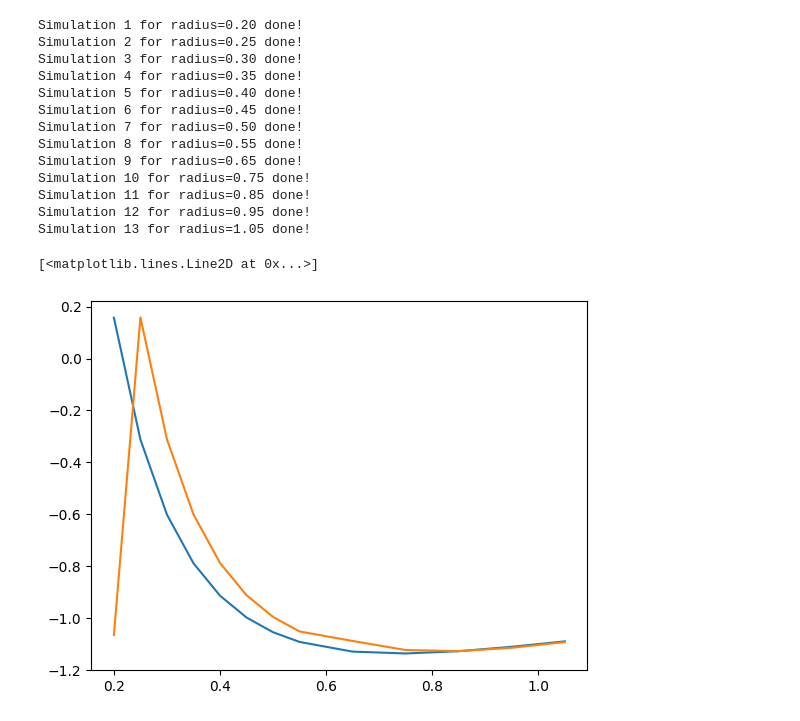
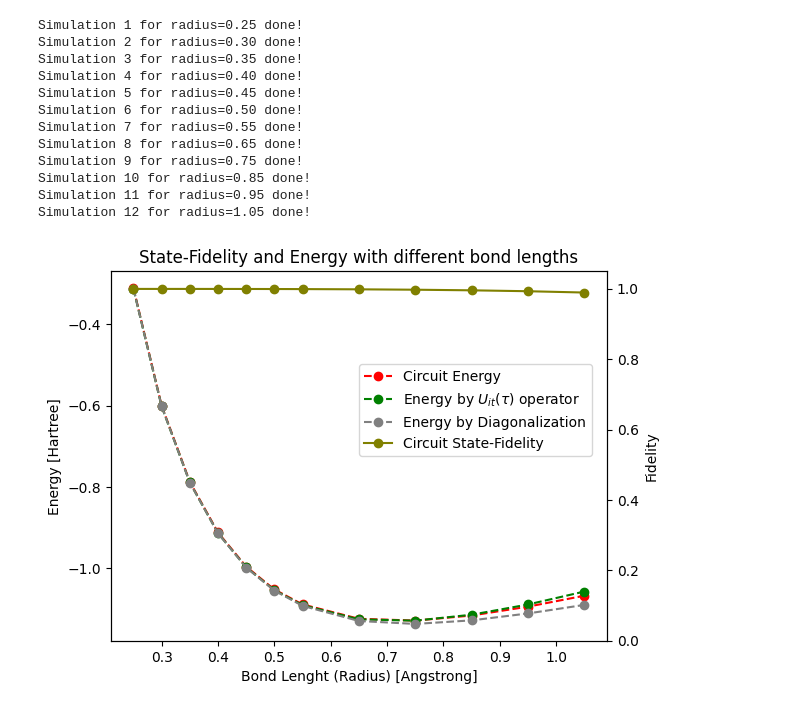
Before and after one commit to GiovanniZago/ImaginaryTimeEvolution, a Jupyter notebook: project/graph_makers/fig7.ipynb, the cells around one changed output. Drawn from its saved outputs; the diff is of its cells as text; code cells hidden in the pictures.

```diff
--- a/project/graph_makers/fig7.ipynb
+++ b/project/graph_makers/fig7.ipynb
@@ -3,44 +3,67 @@ import sys
 sys.path.append("..")
 from library import *
 # %%
-radii = np.array([0.2, 0.25, 0.30, 0.35, 0.40, 0.45, 0.50, 0.55, 0.65, 0.75, 0.85, 0.95, 1.05])
+radii = np.array([0.25, 0.30, 0.35, 0.40, 0.45, 0.50, 0.55, 0.65, 0.75, 0.85, 0.95, 1.05])
 
 M = 4
-tau = 3.5
+tau = 3
 psi0 = np.ones(4) * 0.5
 
-energies = np.zeros(shape=(len(radii), 2))
+energies = np.zeros(shape=(len(radii), 3))
+fids = np.zeros(len(radii))
 
 for i, radius in enumerate(radii):
     h2qc = H2QCircuit(m=M, tau=tau, trot_reps=10)
     h2qc.run_simulation(num_shots=1)
     qc_state = h2qc.final_state
     qc_state = normalize(qc_state[::2 ** (M * 2)])
+
+    ham = h2qc.get_hamilt_op(n=2, radius=radius).to_matrix()
     qc_energy = get_energy(qc_state, ham)
     energies[i, 1] = qc_energy
 
-    ham = h2qc.get_hamilt_op(n=2, radius=radius).to_matrix()
     gs_energy, gs_state = get_ground_eigh(ham)
     energies[i, 0] = gs_energy
 
+    ite_op = get_ite(ham, tau)
+    ite_state = normalize(ite_op @ psi0)
+    ite_energy = get_energy(ite_state, ham)
+    energies[i, 2] = ite_energy
+
+    fids[i] = get_fidelity(qc_state, gs_state)
+
     print(f"Simulation {i+1} for radius={radius:.2f} done!")
 # %% [output]
-Simulation 1 for radius=0.20 done!
-Simulation 2 for radius=0.25 done!
-Simulation 3 for radius=0.30 done!
-Simulation 4 for radius=0.35 done!
-Simulation 5 for radius=0.40 done!
-Simulation 6 for radius=0.45 done!
-Simulation 7 for radius=0.50 done!
-Simulation 8 for radius=0.55 done!
-Simulation 9 for radius=0.65 done!
-Simulation 10 for radius=0.75 done!
-Simulation 11 for radius=0.85 done!
-Simulation 12 for radius=0.95 done!
-Simulation 13 for radius=1.05 done!
+Simulation 1 for radius=0.25 done!
+Simulation 2 for radius=0.30 done!
+Simulation 3 for radius=0.35 done!
+Simulation 4 for radius=0.40 done!
+Simulation 5 for radius=0.45 done!
+Simulation 6 for radius=0.50 done!
+Simulation 7 for radius=0.55 done!
+Simulation 8 for radius=0.65 done!
+Simulation 9 for radius=0.75 done!
+Simulation 10 for radius=0.85 done!
+Simulation 11 for radius=0.95 done!
+Simulation 12 for radius=1.05 done!
-# %%
-plt.plot(radii, energies[:, 0])
-plt.plot(radii, energies[:, 1])
-# %% [output]
-[<matplotlib.lines.Line2D at 0x...>]
-[figure, removed]
+# %%
+colors = ["olive", "red", "green", "gray"]
+
+plot1 = plt.plot(radii, energies[:, 1], label="Circuit Energy", color=colors[1], marker='o', ls="--")
+plot2 = plt.plot(radii, energies[:, 2], label=r"Energy by $U_{it}(\tau)$ operator", color=colors[2], ls="--", marker='o')
+plot3 = plt.plot(radii, energies[:, 0], label="Energy by Diagonalization", color=colors[3], ls="--", marker='o')
+
+plt.xlabel(r"Bond Lenght (Radius) [Angstrong]")
+plt.ylabel(r"Energy [Hartree]")
+
+y2 = plt.gca().twinx()
+y2.set_ylim(0, 1.05)
+y2.set_yticks(np.arange(0, 1.1, 0.2))
+y2.set_yticklabels([f"{x:.1f}" for x in np.arange(0, 1.1, 0.2)])
+y2.set_ylabel("Fidelity")
+plot4 = plt.plot(radii, fids, label="Circuit State-Fidelity", color=colors[0], marker='o')
+plt.legend(loc=(0.5, 0.5), handles=[plot1[0], plot2[0], plot3[0], plot4[0]]);
+
+plt.title(r"State-Fidelity and Energy with different bond lengths");
+# %% [output]
+[figure, added]
```
Also changed, not shown: parts of 1 cell of this notebook, 3 other files.
